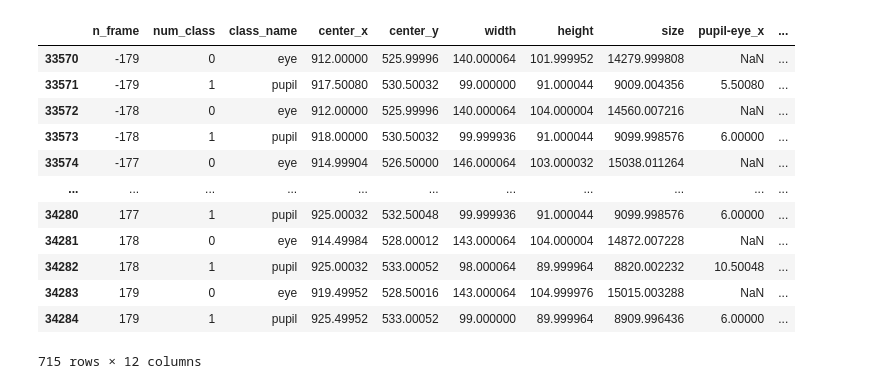
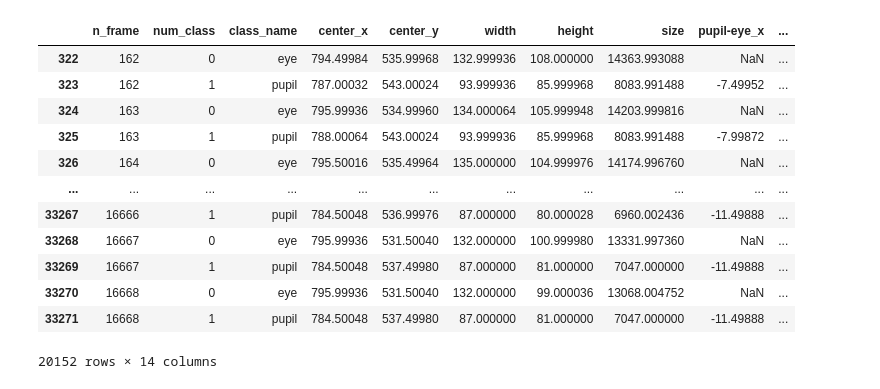
Before and after one commit to yongcheoljeong/yolov5-eye-movement, a Jupyter notebook: analysis/LabelAnalysis.ipynb, the cells around one changed output. Drawn from its saved outputs; the diff is of its cells as text; code cells hidden in the pictures.

```diff
--- a/analysis/LabelAnalysis.ipynb
+++ b/analysis/LabelAnalysis.ipynb
@@ -78,7 +78,7 @@ class LabelAnalysis():
         df.sort_values(by=['n_frame', 'num_class'], inplace=True, ignore_index=True)
 
         # interpolation
-        df['center_x_intp'] = df.groupby(by=['class_name'])['center_x'].apply(lambda group: group.interpolate(method='n_frame'))
+        # df['center_x_intp'] = df.groupby(by=['class_name'])['center_x'].apply(lambda group: group.interpolate(method='n_frame'))
 
         # diff
         df['pupil-eye_x'] = df.groupby(by=['n_frame'])['center_x'].diff()
@@ -126,7 +133,7 @@ class LabelAnalysis():
 # %%
-video1_name = '60 L 20hz 5ms 5s.mp4'
+video1_name = '34 L 20hz 5ms 5s.mp4'
 mouse1 = LabelAnalysis(video_name=video1_name)
 
 res_df = mouse1.get_result_df()
-display(res_df)
+display(res_df.isna().sum())
 # %% [output]
@@ -169,31 +161,32 @@ range_list = mouse1.get_stim_range_list()
 # %%
+x_span = 180
+peth = []
+n_cycle = 0
+
 for (start, end) in range_list:
-    x_span = 180
-    peth = []
-    n_cycle = 0
-    if start - x_span > 0 & end + x_span < max(res_df['n_frame']):
+    if (start >= x_span) & (end <= max(res_df['n_frame']) - x_span):
         tmp = res_df.copy()
-        tmp['n_frame'] = tmp['n_frame'] - start
-        tmp = tmp.loc[(tmp['n_frame'] > -x_span) & (tmp['n_frame'] < x_span), :]
-        tmp['n_cycle'] = n_cycle
+        tmp['peth_frame'] = tmp['n_frame'] - start
+        tmp = tmp.loc[(tmp['peth_frame'] >= -x_span) & (tmp['peth_frame'] <= x_span)]
+        tmp.loc[:, 'n_cycle'] = n_cycle
         n_cycle += 1
         peth.append(tmp)
 
 df_peth = pd.concat(peth)
 display(df_peth)
 # %% [output]
 |  | n_frame | num_class | class_name | center_x | center_y | width | height | size | pupil-eye_x | ... |
-| 33570 | -179 | 0 | eye | 912.00000 | 525.99996 | 140.000064 | 101.999952 | 14279.999808 | NaN | ... |
-| 33571 | -179 | 1 | pupil | 917.50080 | 530.50032 | 99.000000 | 91.000044 | 9009.004356 | 5.50080 | ... |
-| 33572 | -178 | 0 | eye | 912.00000 | 525.99996 | 140.000064 | 104.000004 | 14560.007216 | NaN | ... |
-| 33573 | -178 | 1 | pupil | 918.00000 | 530.50032 | 99.999936 | 91.000044 | 9099.998576 | 6.00000 | ... |
-| 33574 | -177 | 0 | eye | 914.99904 | 526.50000 | 146.000064 | 103.000032 | 15038.011264 | NaN | ... |
+| 322 | 162 | 0 | eye | 794.49984 | 535.99968 | 132.999936 | 108.000000 | 14363.993088 | NaN | ... |
+| 323 | 162 | 1 | pupil | 787.00032 | 543.00024 | 93.999936 | 85.999968 | 8083.991488 | -7.49952 | ... |
+| 324 | 163 | 0 | eye | 795.99936 | 534.99960 | 134.000064 | 105.999948 | 14203.999816 | NaN | ... |
+| 325 | 163 | 1 | pupil | 788.00064 | 543.00024 | 93.999936 | 85.999968 | 8083.991488 | -7.99872 | ... |
+| 326 | 164 | 0 | eye | 795.50016 | 535.49964 | 135.000000 | 104.999976 | 14174.996760 | NaN | ... |
 | ... | ... | ... | ... | ... | ... | ... | ... | ... | ... | ... |
-| 34280 | 177 | 1 | pupil | 925.00032 | 532.50048 | 99.999936 | 91.000044 | 9099.998576 | 6.00000 | ... |
-| 34281 | 178 | 0 | eye | 914.49984 | 528.00012 | 143.000064 | 104.000004 | 14872.007228 | NaN | ... |
-| 34282 | 178 | 1 | pupil | 925.00032 | 533.00052 | 98.000064 | 89.999964 | 8820.002232 | 10.50048 | ... |
-| 34283 | 179 | 0 | eye | 919.49952 | 528.50016 | 143.000064 | 104.999976 | 15015.003288 | NaN | ... |
-| 34284 | 179 | 1 | pupil | 925.49952 | 533.00052 | 99.000000 | 89.999964 | 8909.996436 | 6.00000 | ... |
+| 33267 | 16666 | 1 | pupil | 784.50048 | 536.99976 | 87.000000 | 80.000028 | 6960.002436 | -11.49888 | ... |
+| 33268 | 16667 | 0 | eye | 795.99936 | 531.50040 | 132.000000 | 100.999980 | 13331.997360 | NaN | ... |
+| 33269 | 16667 | 1 | pupil | 784.50048 | 537.49980 | 87.000000 | 81.000000 | 7047.000000 | -11.49888 | ... |
+| 33270 | 16668 | 0 | eye | 795.99936 | 531.50040 | 132.000000 | 99.000036 | 13068.004752 | NaN | ... |
+| 33271 | 16668 | 1 | pupil | 784.50048 | 537.49980 | 87.000000 | 81.000000 | 7047.000000 | -11.49888 | ... |
-715 rows × 12 columns
+20152 rows × 14 columns
 # %%
 # PETH
```
Also changed, not shown: parts of 8 cells of this notebook, 2 other files.
